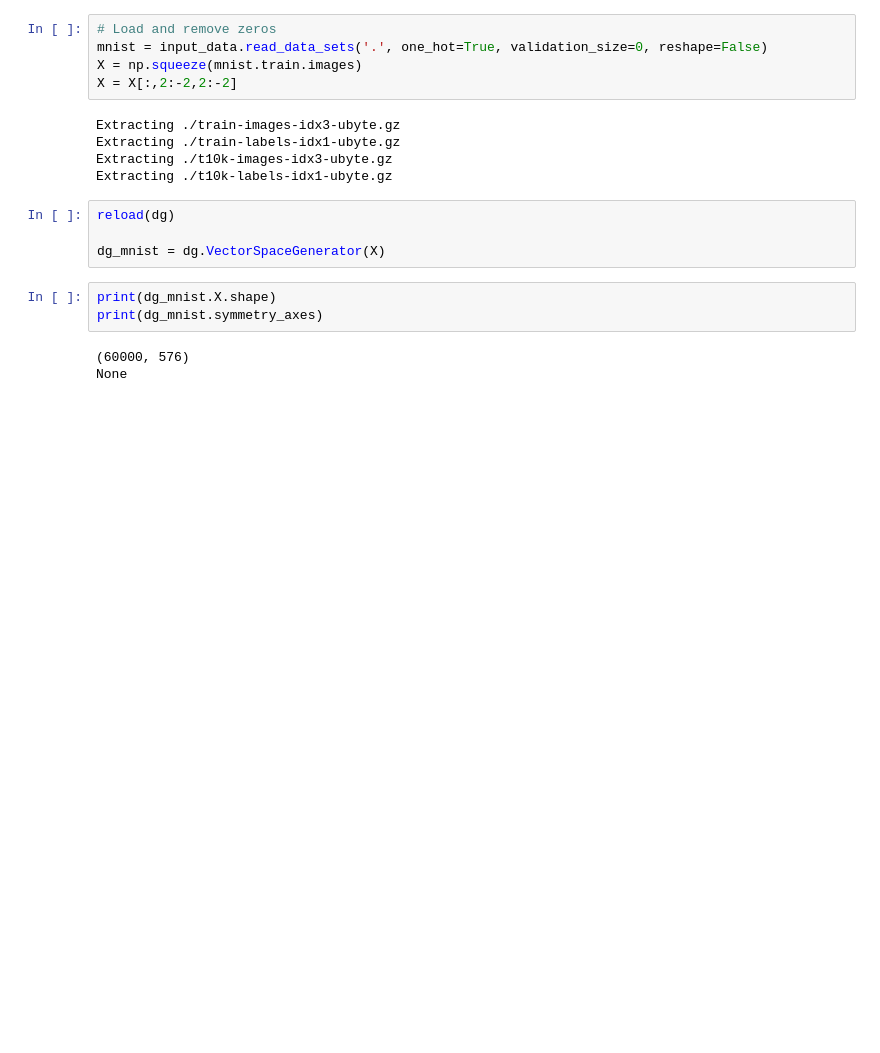
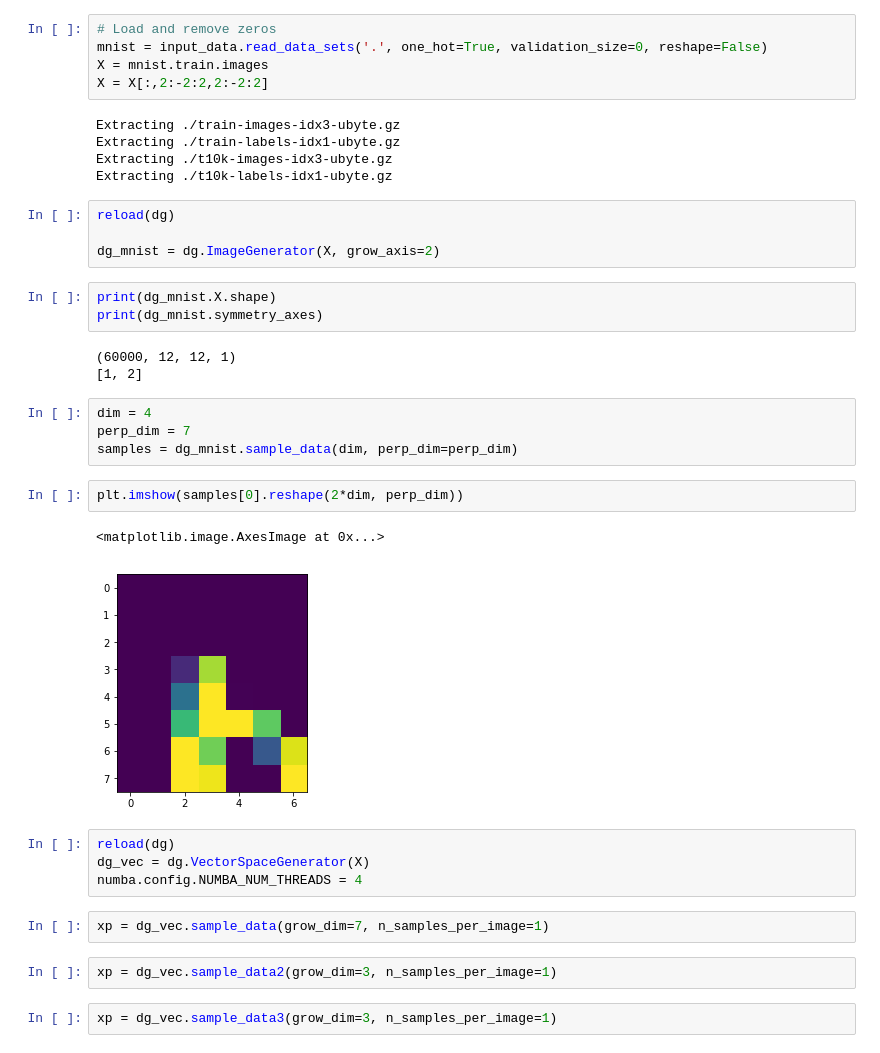
Before and after one commit to BouchardLab/info_measures, a Jupyter notebook: notebooks/dataset_generation.ipynb, the cells around one changed output. Saved outputs shown, nothing was run; the diff lists cells and outputs as text; blank space fills up the shorter version.

Commit message:
more dataset generators

```diff
--- a/notebooks/dataset_generation.ipynb
+++ b/notebooks/dataset_generation.ipynb
@@ -9,8 +12,8 @@ from info_measures import dataset_generators as dg
 # %%
 # Load and remove zeros
 mnist = input_data.read_data_sets('.', one_hot=True, validation_size=0, reshape=False)
-X = np.squeeze(mnist.train.images)
-X = X[:,2:-2,2:-2]
+X = mnist.train.images
+X = X[:,2:-2:2,2:-2:2]
 # %% [output]
 Extracting ./train-images-idx3-ubyte.gz
 Extracting ./train-labels-idx1-ubyte.gz
@@ -19,10 +22,29 @@ Extracting ./t10k-labels-idx1-ubyte.gz
 # %%
 reload(dg)
 
-dg_mnist = dg.VectorSpaceGenerator(X)
+dg_mnist = dg.ImageGenerator(X, grow_axis=2)
 # %%
 print(dg_mnist.X.shape)
 print(dg_mnist.symmetry_axes)
 # %% [output]
-(60000, 576)
-None
+(60000, 12, 12, 1)
+[1, 2]
+# %%
+dim = 4
+perp_dim = 7
+samples = dg_mnist.sample_data(dim, perp_dim=perp_dim)
+# %%
+plt.imshow(samples[0].reshape(2*dim, perp_dim))
+# %% [output]
+<matplotlib.image.AxesImage at 0x...>
+[figure, added]
+# %%
+reload(dg)
+dg_vec = dg.VectorSpaceGenerator(X)
+numba.config.NUMBA_NUM_THREADS = 4
+# %%
+xp = dg_vec.sample_data(grow_dim=7, n_samples_per_image=1)
+# %%
+xp = dg_vec.sample_data2(grow_dim=3, n_samples_per_image=1)
+# %%
+xp = dg_vec.sample_data3(grow_dim=3, n_samples_per_image=1)
```
Also changed, not shown: parts of 13 cells of this notebook, 1 other file.
